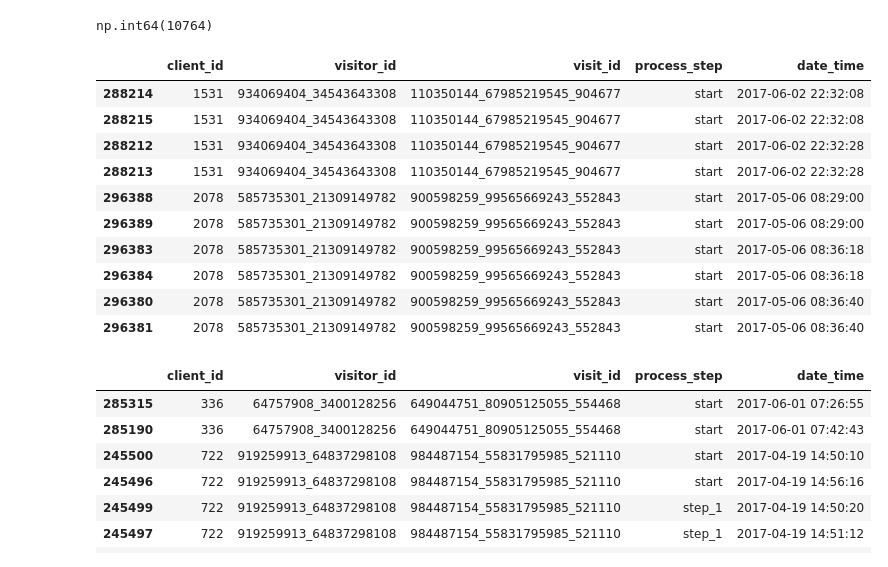
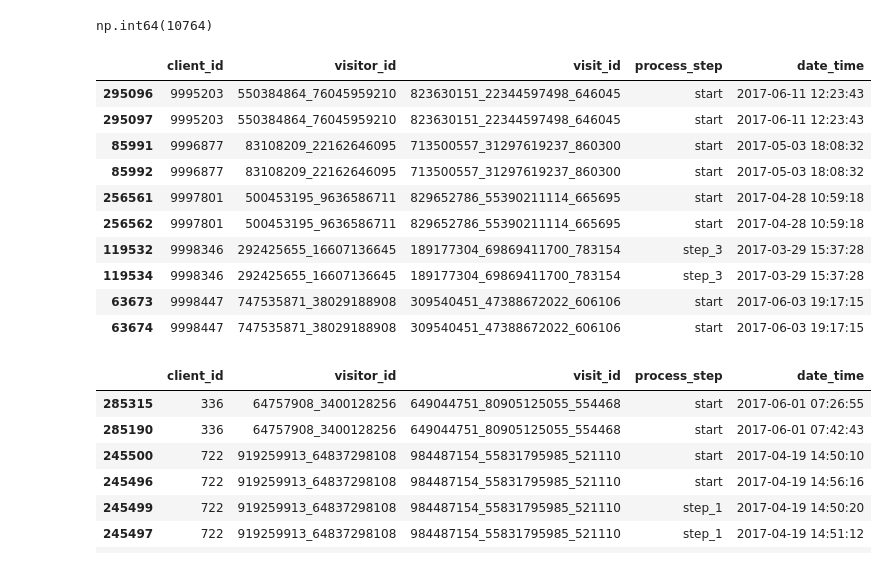
Before and after one commit to arnaurr94/vanguard-ab-test, a Jupyter notebook: dataframes.ipynb, the cells around one changed output. Drawn from its saved outputs; the diff is of its cells as text; code cells hidden in the pictures.

```diff
--- a/dataframes.ipynb
+++ b/dataframes.ipynb
@@ -96,24 +85,24 @@ np.int64(10764)
 # %%
 # Find and inspect the duplicates in merged web_data_pt
 mask = web_data_pt_df.duplicated(
     subset=['client_id','visitor_id','visit_id','process_step','date_time'],
     keep=False
 )
 web_data_pt_df[mask].sort_values(
     ['client_id','visitor_id','visit_id','process_step','date_time']
-).head(10)
+).tail(10)
 # %% [output]
 |  | client_id | visitor_id | visit_id | process_step | date_time |
-| 288214 | 1531 | 934069404_34543643308 | 110350144_67985219545_904677 | start | 2017-06-02 22:32:08 |
-| 288215 | 1531 | 934069404_34543643308 | 110350144_67985219545_904677 | start | 2017-06-02 22:32:08 |
-| 288212 | 1531 | 934069404_34543643308 | 110350144_67985219545_904677 | start | 2017-06-02 22:32:28 |
-| 288213 | 1531 | 934069404_34543643308 | 110350144_67985219545_904677 | start | 2017-06-02 22:32:28 |
-| 296388 | 2078 | 585735301_21309149782 | 900598259_99565669243_552843 | start | 2017-05-06 08:29:00 |
-| 296389 | 2078 | 585735301_21309149782 | 900598259_99565669243_552843 | start | 2017-05-06 08:29:00 |
-| 296383 | 2078 | 585735301_21309149782 | 900598259_99565669243_552843 | start | 2017-05-06 08:36:18 |
-| 296384 | 2078 | 585735301_21309149782 | 900598259_99565669243_552843 | start | 2017-05-06 08:36:18 |
-| 296380 | 2078 | 585735301_21309149782 | 900598259_99565669243_552843 | start | 2017-05-06 08:36:40 |
-| 296381 | 2078 | 585735301_21309149782 | 900598259_99565669243_552843 | start | 2017-05-06 08:36:40 |
+| 295096 | 9995203 | 550384864_76045959210 | 823630151_22344597498_646045 | start | 2017-06-11 12:23:43 |
+| 295097 | 9995203 | 550384864_76045959210 | 823630151_22344597498_646045 | start | 2017-06-11 12:23:43 |
+| 85991 | 9996877 | 83108209_22162646095 | 713500557_31297619237_860300 | start | 2017-05-03 18:08:32 |
+| 85992 | 9996877 | 83108209_22162646095 | 713500557_31297619237_860300 | start | 2017-05-03 18:08:32 |
+| 256561 | 9997801 | 500453195_9636586711 | 829652786_55390211114_665695 | start | 2017-04-28 10:59:18 |
+| 256562 | 9997801 | 500453195_9636586711 | 829652786_55390211114_665695 | start | 2017-04-28 10:59:18 |
+| 119532 | 9998346 | 292425655_16607136645 | 189177304_69869411700_783154 | step_3 | 2017-03-29 15:37:28 |
+| 119534 | 9998346 | 292425655_16607136645 | 189177304_69869411700_783154 | step_3 | 2017-03-29 15:37:28 |
+| 63673 | 9998447 | 747535871_38029188908 | 309540451_47388672022_606106 | start | 2017-06-03 19:17:15 |
+| 63674 | 9998447 | 747535871_38029188908 | 309540451_47388672022_606106 | start | 2017-06-03 19:17:15 |
 # %%
 deduplicated_web_data_df = cl.clean_web_duplicates(web_data_df=web_data_pt_df)
 # %%
```
Also changed, not shown: parts of 4 cells of this notebook, 1 other file.
